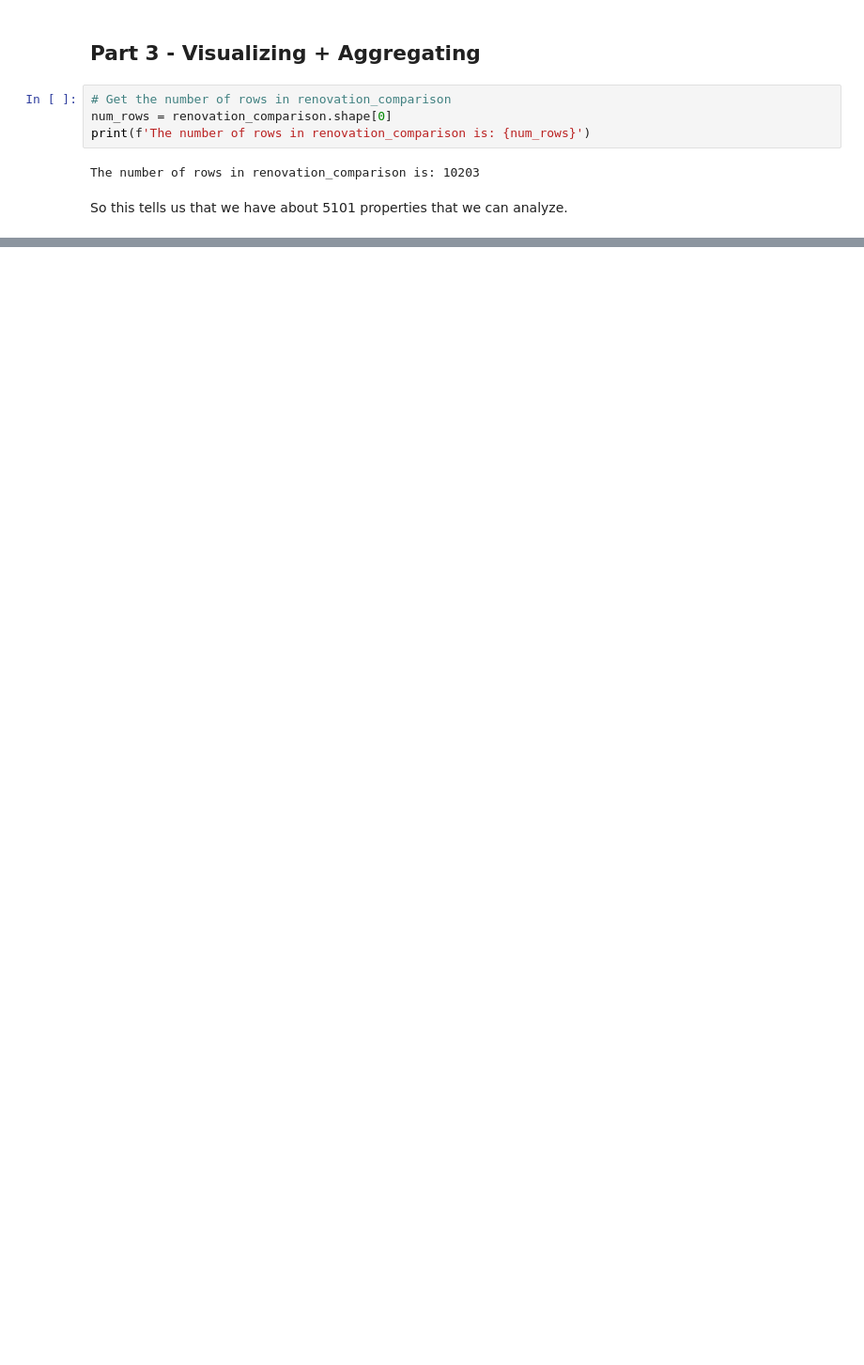
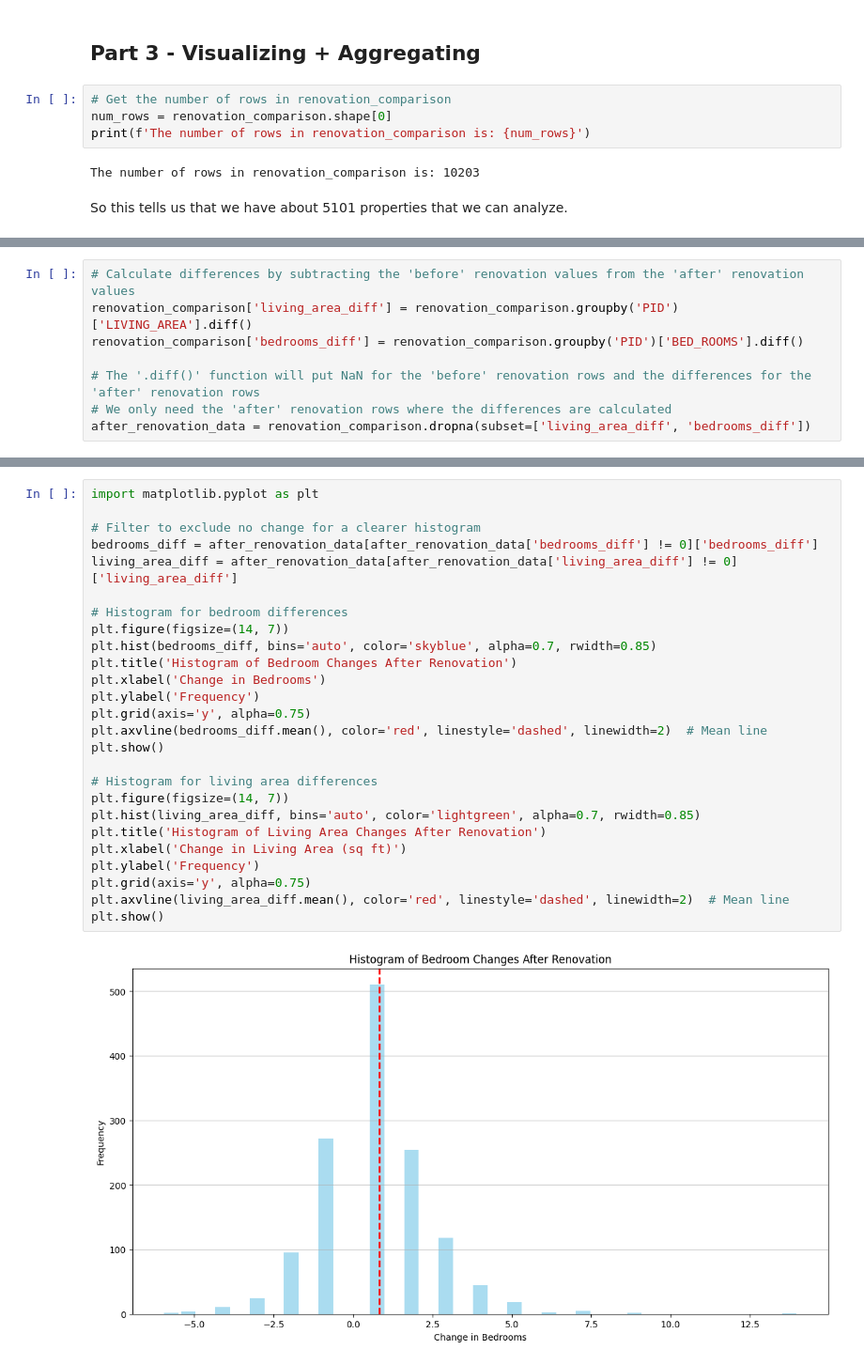
Before and after one commit to BU-Spark/ds-boston-remodeling, a Jupyter notebook: sp24-team-c/Mid Semester Notebooks/Renovations&Bedrooms_Analysis.ipynb, the cells around one changed output, grey strips where cells are left out. Shown at 94% size. Drawn from its saved outputs; the diff is of its cells as text; blank space fills up the shorter version.

Commit message:
Part 3: Complete - Visualized Data
Next Steps: create a heat map correlating loss of bedrooms/living area to locations

```diff
--- a/sp24-team-c/Mid Semester Notebooks/Renovations&Bedrooms_Analysis.ipynb
+++ b/sp24-team-c/Mid Semester Notebooks/Renovations&Bedrooms_Analysis.ipynb
@@ -536,0 +544,8 @@ So this tells us that we have about 5101 properties that we can analyze.
+# %%
+# Calculate differences by subtracting the 'before' renovation values from the 'after' renovation values
+renovation_comparison['living_area_diff'] = renovation_comparison.groupby('PID')['LIVING_AREA'].diff()
+renovation_comparison['bedrooms_diff'] = renovation_comparison.groupby('PID')['BED_ROOMS'].diff()
+
+# The '.diff()' function will put NaN for the 'before' renovation rows and the differences for the 'after' renovation rows
+# We only need the 'after' renovation rows where the differences are calculated
+after_renovation_data = renovation_comparison.dropna(subset=['living_area_diff', 'bedrooms_diff'])
@@ -536,0 +623,28 @@ So this tells us that we have about 5101 properties that we can analyze.
+# %%
+import matplotlib.pyplot as plt
+
+# Filter to exclude no change for a clearer histogram
+bedrooms_diff = after_renovation_data[after_renovation_data['bedrooms_diff'] != 0]['bedrooms_diff']
+living_area_diff = after_renovation_data[after_renovation_data['living_area_diff'] != 0]['living_area_diff']
+
+# Histogram for bedroom differences
+plt.figure(figsize=(14, 7))
+plt.hist(bedrooms_diff, bins='auto', color='skyblue', alpha=0.7, rwidth=0.85)
+plt.title('Histogram of Bedroom Changes After Renovation')
+plt.xlabel('Change in Bedrooms')
+plt.ylabel('Frequency')
+plt.grid(axis='y', alpha=0.75)
+plt.axvline(bedrooms_diff.mean(), color='red', linestyle='dashed', linewidth=2)  # Mean line
+plt.show()
+
+# Histogram for living area differences
+plt.figure(figsize=(14, 7))
+plt.hist(living_area_diff, bins='auto', color='lightgreen', alpha=0.7, rwidth=0.85)
+plt.title('Histogram of Living Area Changes After Renovation')
+plt.xlabel('Change in Living Area (sq ft)')
+plt.ylabel('Frequency')
+plt.grid(axis='y', alpha=0.75)
+plt.axvline(living_area_diff.mean(), color='red', linestyle='dashed', linewidth=2)  # Mean line
+plt.show()
+# %% [output]
+[figure, added]
```
Also changed, not shown: parts of 11 cells of this notebook.
